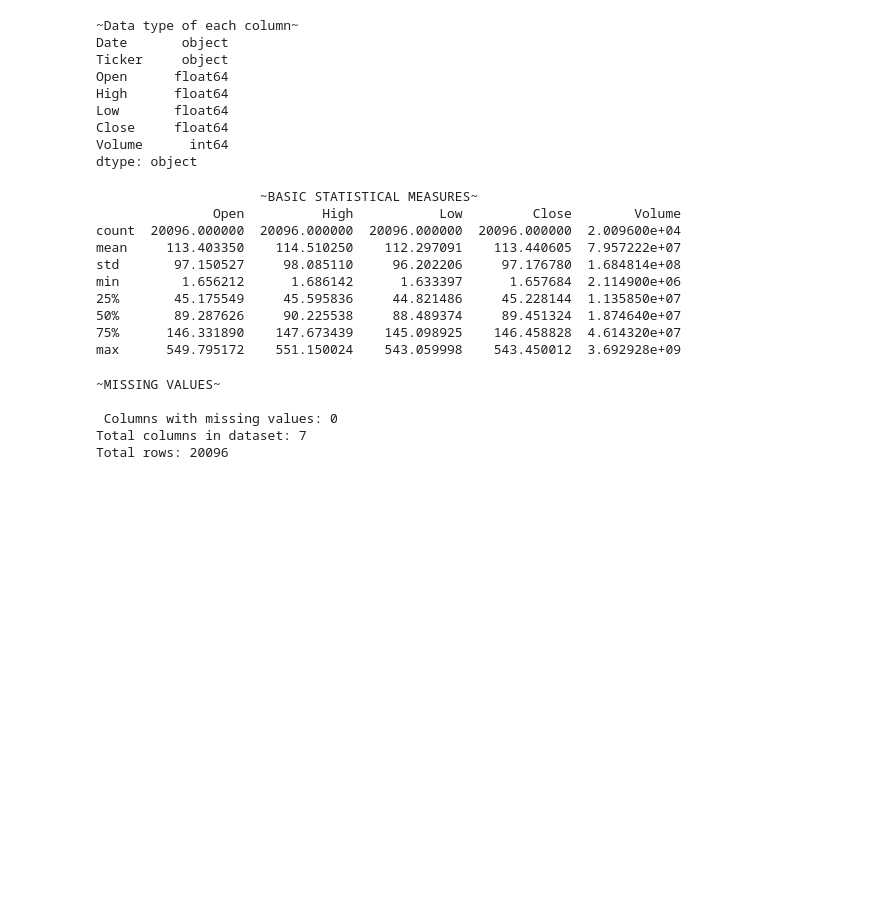
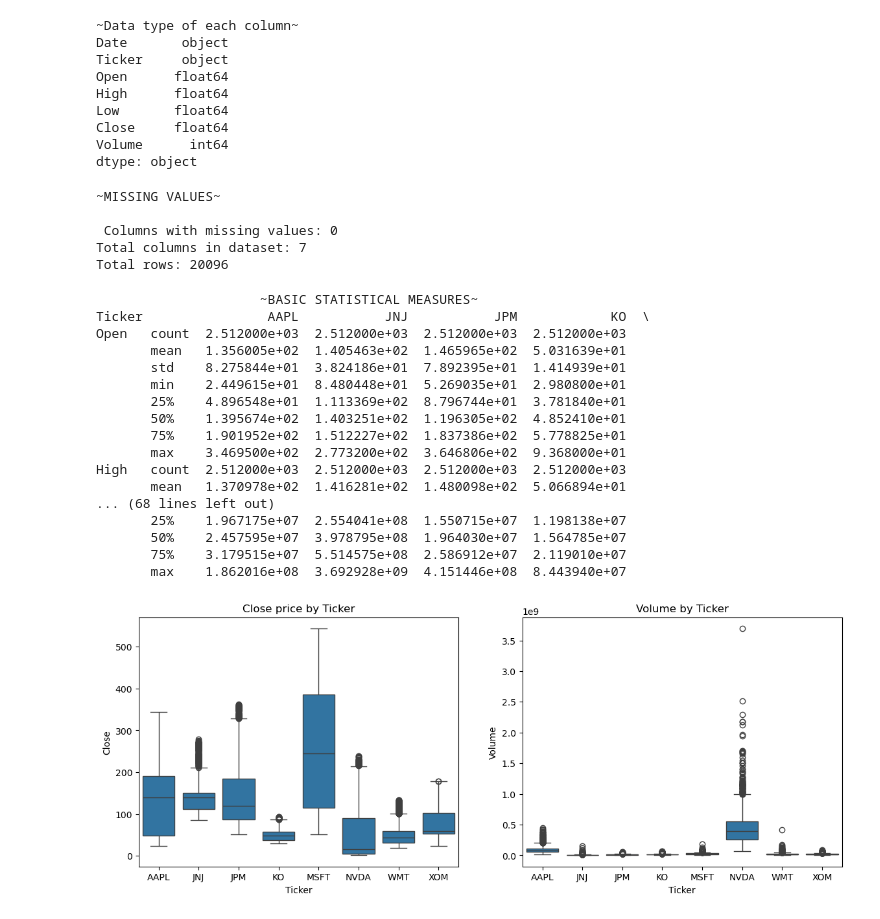
Before and after one commit to duntski/CA1_2026081, a Jupyter notebook: Dulamsuren_Tsamba_CA1_MLforBis_HDip.ipynb, the cells around one changed output. Cells and saved outputs as stored; diff of their text form; code cells hidden in the pictures; blank space fills up the shorter version.

Commit message:
Prepared data for clustering
Added data cleaning, feature engineering and company-level summary for clustering

```diff
--- a/Dulamsuren_Tsamba_CA1_MLforBis_HDip.ipynb
+++ b/Dulamsuren_Tsamba_CA1_MLforBis_HDip.ipynb
@@ -48,35 +50,52 @@ Low       float64
 Close     float64
 Volume      int64
 dtype: object
+# %%
+# Check for missing values
+print("~MISSING VALUES~")
+missing_values=df.isnull().sum()
+missing_values_df = pd.DataFrame({
+    'Missing Values': missing_values
+})
+missing_values_yes = missing_values_df[missing_values_df['Missing Values'] > 0]
+print(f"\n Columns with missing values: {missing_values_yes.shape[0]}")
+print(f"Total columns in dataset: {df.shape[1]}")
+print(f"Total rows: {df.shape[0]}")
+# %% [output]
+~MISSING VALUES~
+
+ Columns with missing values: 0
+Total columns in dataset: 7
+Total rows: 20096
 # %%
 #Display the basic statistics
 print("~BASIC STATISTICAL MEASURES~".center(70))
-print(df.describe())
+print(df.groupby("Ticker")[["Open","High","Low","Close","Volume"]].describe().T)
 # %% [output]
                      ~BASIC STATISTICAL MEASURES~
-               Open          High           Low         Close        Volume
-count  20096.000000  20096.000000  20096.000000  20096.000000  2.009600e+04
-mean     113.403350    114.510250    112.297091    113.440605  7.957222e+07
-std       97.150527     98.085110     96.202206     97.176780  1.684814e+08
-min        1.656212      1.686142      1.633397      1.657684  2.114900e+06
-25%       45.175549     45.595836     44.821486     45.228144  1.135850e+07
-50%       89.287626     90.225538     88.489374     89.451324  1.874640e+07
-75%      146.331890    147.673439    145.098925    146.458828  4.614320e+07
-max      549.795172    551.150024    543.059998    543.450012  3.692928e+09
+Ticker                AAPL           JNJ           JPM            KO  \
+Open   count  2.512000e+03  2.512000e+03  2.512000e+03  2.512000e+03
+       mean   1.356005e+02  1.405463e+02  1.465965e+02  5.031639e+01
+       std    8.275844e+01  3.824186e+01  7.892395e+01  1.414939e+01
+       min    2.449615e+01  8.480448e+01  5.269035e+01  2.980800e+01
+       25%    4.896548e+01  1.113369e+02  8.796744e+01  3.781840e+01
+       50%    1.395674e+02  1.403251e+02  1.196305e+02  4.852410e+01
+       75%    1.901952e+02  1.512227e+02  1.837386e+02  5.778825e+01
+       max    3.469500e+02  2.773200e+02  3.646806e+02  9.368000e+01
+High   count  2.512000e+03  2.512000e+03  2.512000e+03  2.512000e+03
+       mean   1.370978e+02  1.416281e+02  1.480098e+02  5.066894e+01
+... (68 lines left out)
+       25%    1.967175e+07  2.554041e+08  1.550715e+07  1.198138e+07
+       50%    2.457595e+07  3.978795e+08  1.964030e+07  1.564785e+07
+       75%    3.179515e+07  5.514575e+08  2.586912e+07  2.119010e+07
+       max    1.862016e+08  3.692928e+09  4.151446e+08  8.443940e+07
-# %%
-# Check for missing values
-print("~MISSING VALUES~")
-missing_values=df.isnull().sum()
-missing_values_df = pd.DataFrame({
-    'Missing Values': missing_values
-})
-missing_values_yes = missing_values_df[missing_values_df['Missing Values'] > 0]
-print(f"\n Columns with missing values: {missing_values_yes.shape[0]}")
-print(f"Total columns in dataset: {df.shape[1]}")
-print(f"Total rows: {df.shape[0]}")
-# %% [output]
-~MISSING VALUES~
-
- Columns with missing values: 0
-Total columns in dataset: 7
-Total rows: 20096
+# %%
+# Check the outliers
+fig, axes = plt.subplots(1, 2, figsize=(14,5))
+sns.boxplot(data=df, x="Ticker", y="Close", ax=axes[0])
+axes[0].set_title("Close price by Ticker")
+sns.boxplot(data=df, x="Ticker", y="Volume", ax=axes[1])
+axes[1].set_title("Volume by Ticker")
+plt.show()
+# %% [output]
+[figure, added]
```
Also changed, not shown: parts of 4 cells of this notebook, 1 other file.
